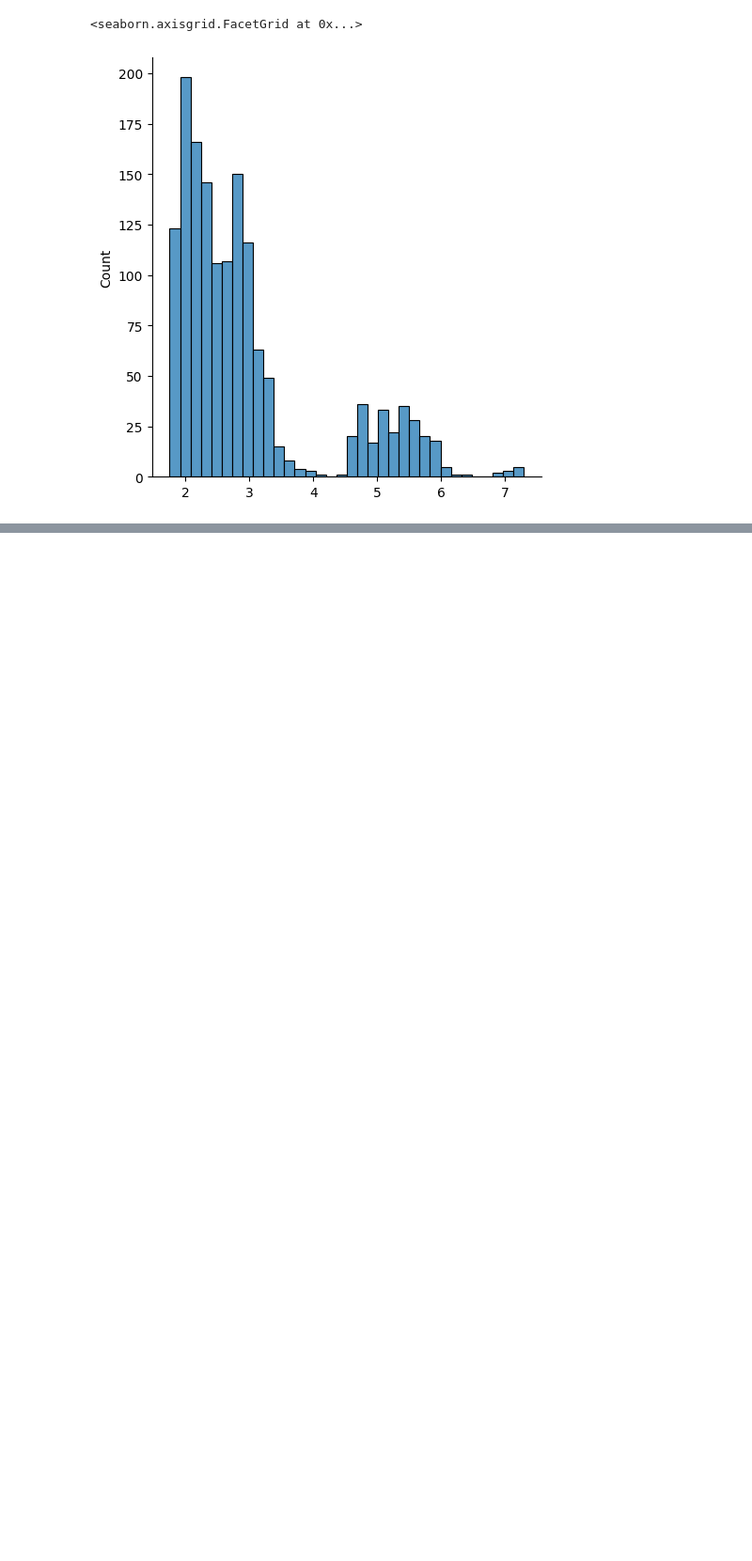
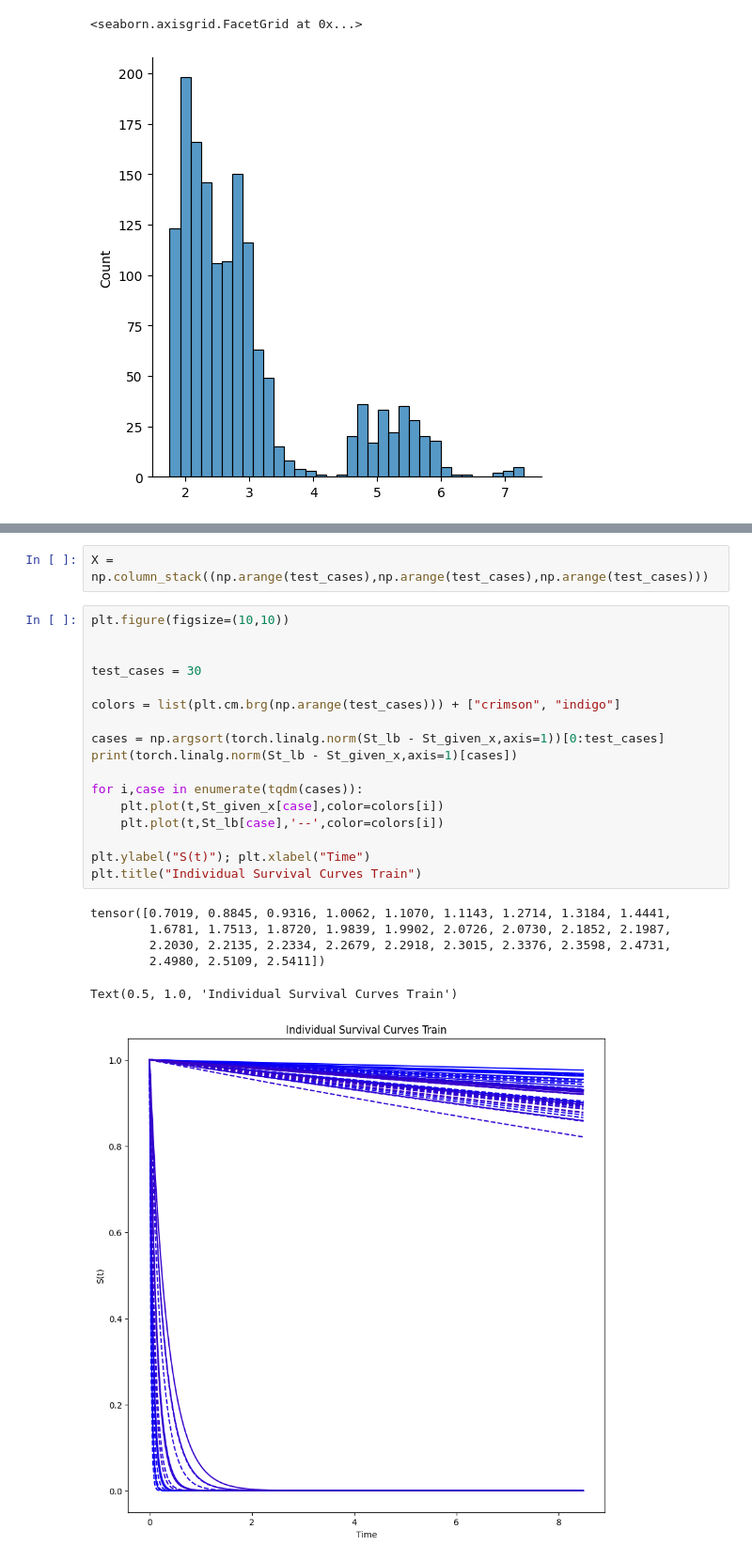
Before and after one commit to mlpotter/SAWAR, a Jupyter notebook: main_vanilla.ipynb, the cells around one changed output, grey strips where cells are left out. Shown at 94% size. Cells and saved outputs as stored; diff of their text form; blank space fills up the shorter version.

```diff
--- a/main_vanilla.ipynb
+++ b/main_vanilla.ipynb
@@ -233,2 +239,28 @@ colors = list(plt.cm.tab10(np.arange(10))) + ["crimson", "indigo"]
+# %%
+X = np.column_stack((np.arange(test_cases),np.arange(test_cases),np.arange(test_cases)))
+# %%
+plt.figure(figsize=(10,10))
+
+
+test_cases = 30
+
+colors = list(plt.cm.brg(np.arange(test_cases))) + ["crimson", "indigo"]
+
+cases = np.argsort(torch.linalg.norm(St_lb - St_given_x,axis=1))[0:test_cases]
+print(torch.linalg.norm(St_lb - St_given_x,axis=1)[cases])
+
+for i,case in enumerate(tqdm(cases)):
+    plt.plot(t,St_given_x[case],color=colors[i])
+    plt.plot(t,St_lb[case],'--',color=colors[i])
+
+plt.ylabel("S(t)"); plt.xlabel("Time")
+plt.title("Individual Survival Curves Train")
+# %% [output]
+tensor([0.7019, 0.8845, 0.9316, 1.0062, 1.1070, 1.1143, 1.2714, 1.3184, 1.4441,
+        1.6781, 1.7513, 1.8720, 1.9839, 1.9902, 2.0726, 2.0730, 2.1852, 2.1987,
+        2.2030, 2.2135, 2.2334, 2.2679, 2.2918, 2.3015, 2.3376, 2.3598, 2.4731,
+        2.4980, 2.5109, 2.5411])
+Text(0.5, 1.0, 'Individual Survival Curves Train')
+[figure, added]
 # %%
 plt.figure(figsize=(10,10))
```
Also changed, not shown: parts of 9 cells of this notebook.
